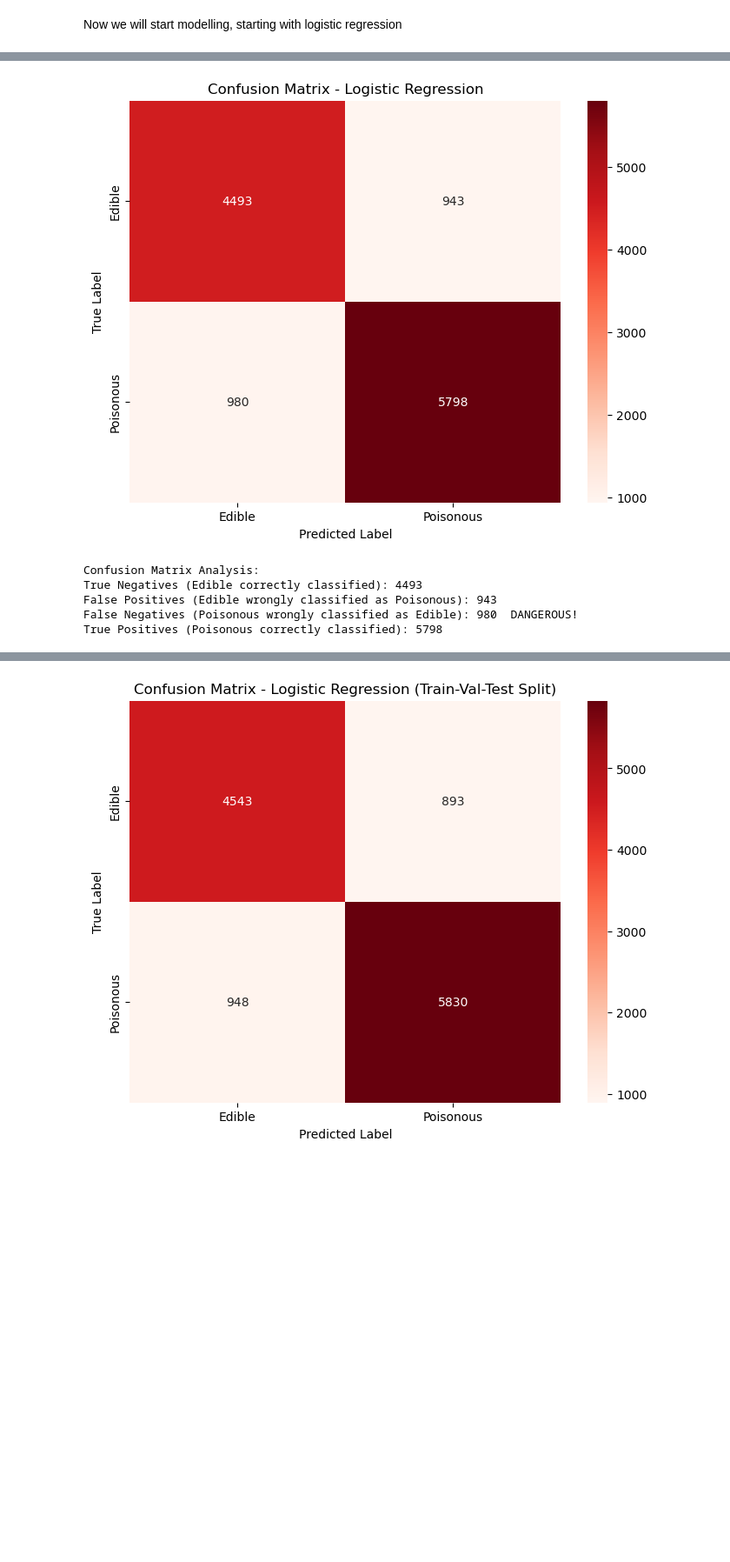
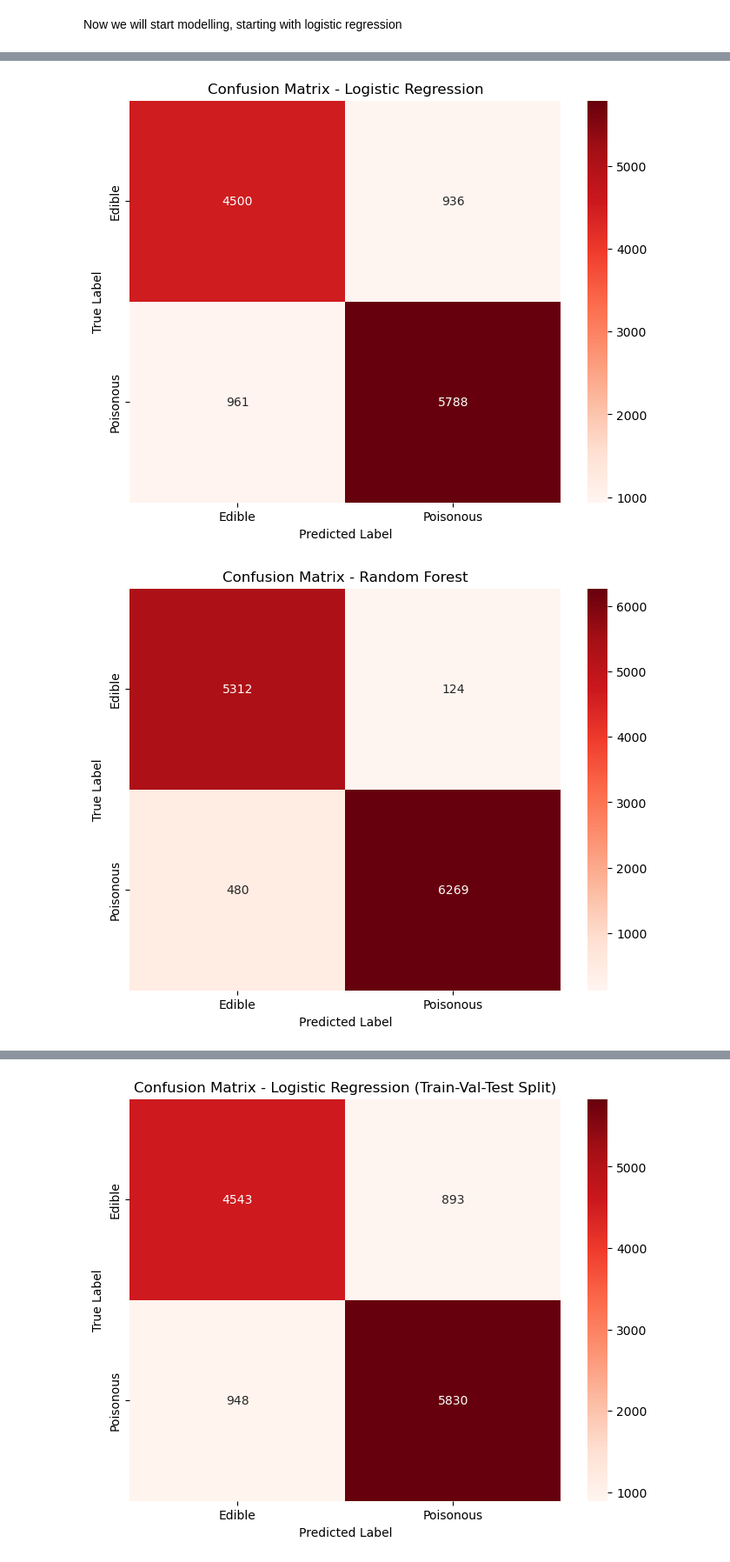
Before and after one commit to sergioqueber/assignment-4-mle-polski-team, a Jupyter notebook: 4. Mushroom foraging.ipynb, the cells around one changed output, grey strips where cells are left out. Shown: that part at 87% size. Saved outputs shown, nothing was run; the diff lists cells and outputs as text; code cells hidden in the pictures; blank space fills up the shorter version.

Commit message:
added random forest and changes

```diff
--- a/4. Mushroom foraging.ipynb
+++ b/4. Mushroom foraging.ipynb
@@ -115,9 +222,9 @@ from sklearn.metrics import classification_report, confusion_matrix, accuracy_sc
 log_reg = LogisticRegression(random_state=42, max_iter=1000)
 
 param_grid = {
-    'C': [0.001, 0.01, 0.1, 1, 10, 100],
+    'C': [0.001, 0.01, 0.1, 1, 10],
     'penalty': ['l1', 'l2'],
-    'solver': ['liblinear', 'saga']
+    'solver': ['saga']
 }
 
 print("Training Logistic Regression with GridSearchCV...")
@@ -145,0 +314,19 @@ Best cross-validation recall score: 0.8490
+# %%
+# Get training predictions
+rf_y_pred_train = rf_grid_search.predict(X_train_scaled)
+rf_y_pred = rf_grid_search.predict(X_test_scaled)
+
+# Compare training and test metrics
+print("\n=== Random Forest Performance ===")
+print("\nTraining Set:")
+print(classification_report(y_train, rf_y_pred_train, target_names=['Edible', 'Poisonous']))
+
+print("\nTest Set:")
+print(classification_report(y_test, rf_y_pred, target_names=['Edible', 'Poisonous']))
+
+# Print model complexity parameters
+best_rf = rf_grid_search.best_estimator_
+print("\nModel Complexity:")
+print(f"Number of trees: {best_rf.n_estimators}")
+print(f"Maximum depth: {best_rf.max_depth}")
+print(f"Number of nodes: {sum(tree.tree_.node_count for tree in best_rf.estimators_)}")
@@ -179,28 +384,30 @@ Accuracy: 0.8426
 # %%
+import matplotlib.pyplot as plt
+import seaborn as sns
 cm = confusion_matrix(y_test, y_pred_test)
 
 plt.figure(figsize=(8, 6))
 sns.heatmap(cm, annot=True, fmt='d', cmap='Reds',
             xticklabels=['Edible', 'Poisonous'],
             yticklabels=['Edible', 'Poisonous'])
 plt.title('Confusion Matrix - Logistic Regression')
 plt.ylabel('True Label')
 plt.xlabel('Predicted Label')
 plt.show()
+
+rf_cm = confusion_matrix(y_test, rf_y_pred)
+
+plt.figure(figsize=(8, 6))
+sns.heatmap(rf_cm, annot=True, fmt='d', cmap='Reds',
+            xticklabels=['Edible', 'Poisonous'],
+            yticklabels=['Edible', 'Poisonous'])
+plt.title('Confusion Matrix - Random Forest')
+plt.ylabel('True Label')
+plt.xlabel('Predicted Label')
+plt.show()
 # %% [output]
 [figure]
+[figure, added]
-# %%
-print("\nConfusion Matrix Analysis:")
-print(f"True Negatives (Edible correctly classified): {cm[0,0]}")
-print(f"False Positives (Edible wrongly classified as Poisonous): {cm[0,1]}")
-print(f"False Negatives (Poisonous wrongly classified as Edible): {cm[1,0]}  DANGEROUS!")
-print(f"True Positives (Poisonous correctly classified): {cm[1,1]}")
-# %% [output]
-Confusion Matrix Analysis:
-True Negatives (Edible correctly classified): 4493
-False Positives (Edible wrongly classified as Poisonous): 943
-False Negatives (Poisonous wrongly classified as Edible): 980  DANGEROUS!
-True Positives (Poisonous correctly classified): 5798
 # %% [markdown]
 ### Performance Metrics explanation
 
```
Also changed, not shown: parts of 22 cells of this notebook.
